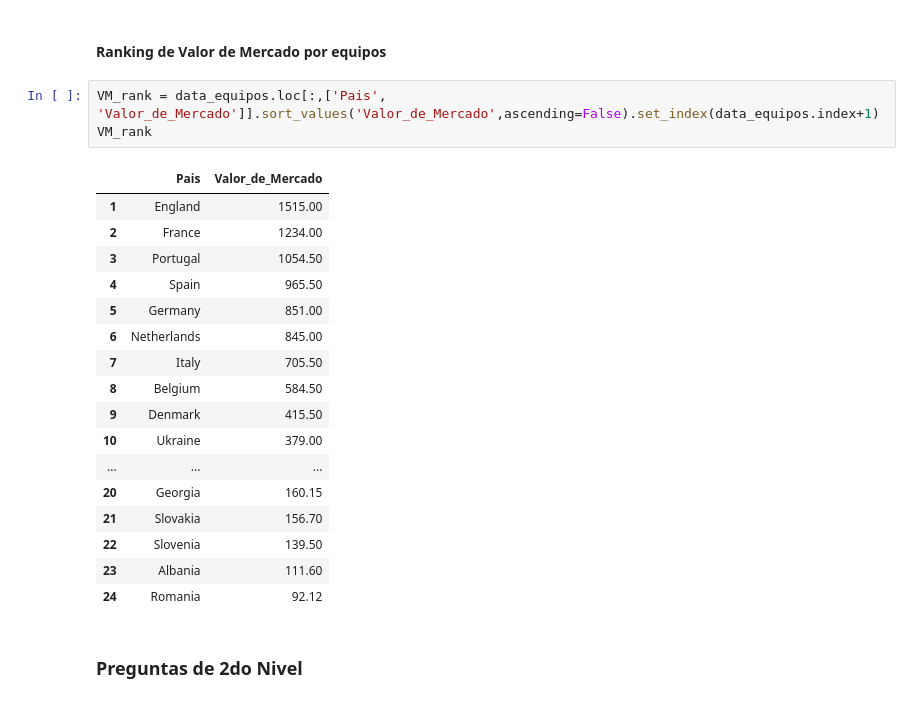
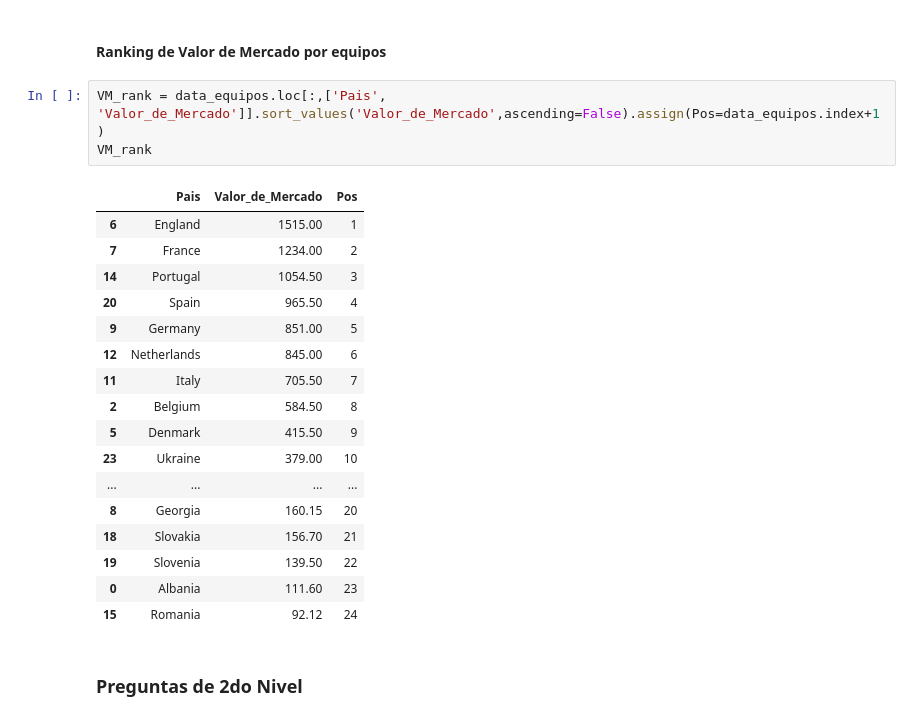
Before and after one commit to rdanbaro/Analisis-Euro, a Jupyter notebook: analisys.ipynb, the cells around one changed output. Saved outputs shown, nothing was run; the diff lists cells and outputs as text.

Commit message:
DataFrame recopilatorio de posiciones  creado

```diff
--- a/analisys.ipynb
+++ b/analisys.ipynb
@@ -336,26 +363,26 @@ goles_rank
 # %% [markdown]
 #### Ranking de Valor de Mercado por equipos
 # %%
-VM_rank = data_equipos.loc[:,['Pais', 'Valor_de_Mercado']].sort_values('Valor_de_Mercado',ascending=False).set_index(data_equipos.index+1)
+VM_rank = data_equipos.loc[:,['Pais', 'Valor_de_Mercado']].sort_values('Valor_de_Mercado',ascending=False).assign(Pos=data_equipos.index+1)
 VM_rank
 # %% [output]
-|  | Pais | Valor_de_Mercado |
-| 1 | England | 1515.00 |
-| 2 | France | 1234.00 |
-| 3 | Portugal | 1054.50 |
-| 4 | Spain | 965.50 |
-| 5 | Germany | 851.00 |
-| 6 | Netherlands | 845.00 |
-| 7 | Italy | 705.50 |
-| 8 | Belgium | 584.50 |
-| 9 | Denmark | 415.50 |
-| 10 | Ukraine | 379.00 |
-| ... | ... | ... |
-| 20 | Georgia | 160.15 |
-| 21 | Slovakia | 156.70 |
-| 22 | Slovenia | 139.50 |
-| 23 | Albania | 111.60 |
-| 24 | Romania | 92.12 |
+|  | Pais | Valor_de_Mercado | Pos |
+| 6 | England | 1515.00 | 1 |
+| 7 | France | 1234.00 | 2 |
+| 14 | Portugal | 1054.50 | 3 |
+| 20 | Spain | 965.50 | 4 |
+| 9 | Germany | 851.00 | 5 |
+| 12 | Netherlands | 845.00 | 6 |
+| 11 | Italy | 705.50 | 7 |
+| 2 | Belgium | 584.50 | 8 |
+| 5 | Denmark | 415.50 | 9 |
+| 23 | Ukraine | 379.00 | 10 |
+| ... | ... | ... | ... |
+| 8 | Georgia | 160.15 | 20 |
+| 18 | Slovakia | 156.70 | 21 |
+| 19 | Slovenia | 139.50 | 22 |
+| 0 | Albania | 111.60 | 23 |
+| 15 | Romania | 92.12 | 24 |
 # %% [markdown]
 ### Preguntas de 2do Nivel
 # %% [markdown]
```
Also changed, not shown: parts of 4 cells of this notebook.
